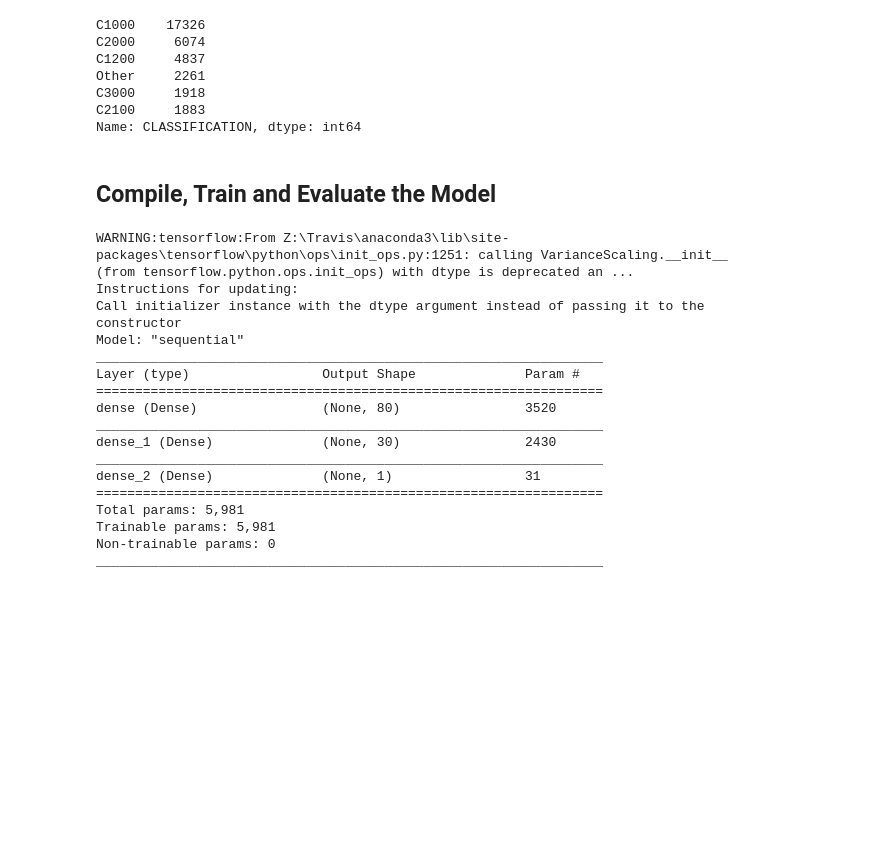
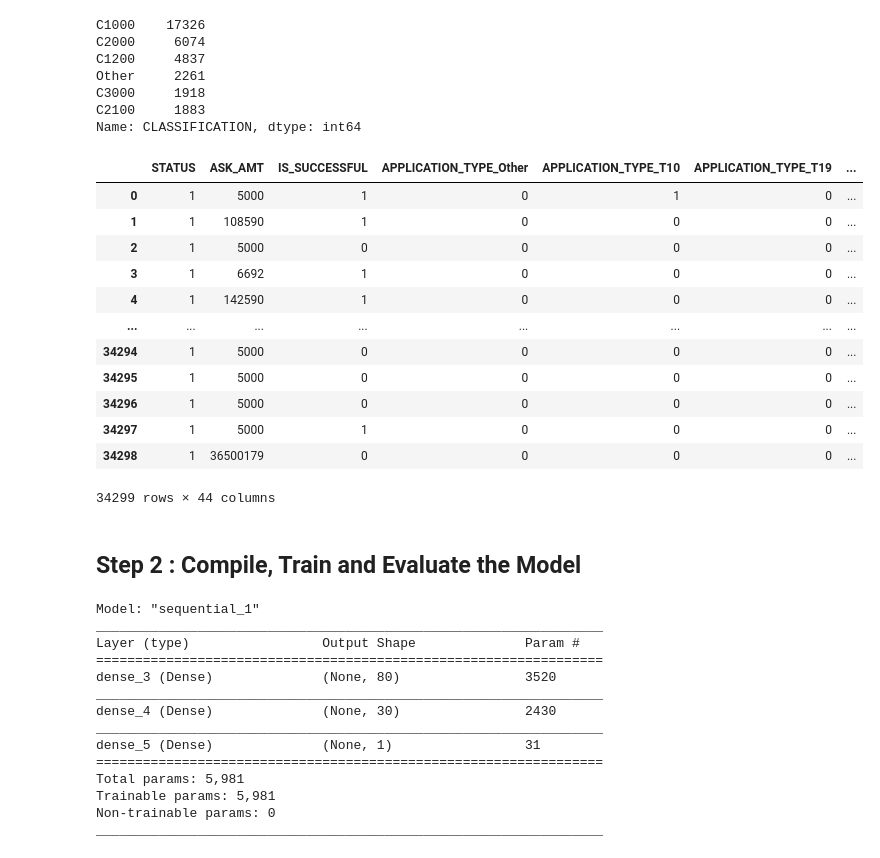
Before and after one commit to hinaabidi/Deap-Learning, a Jupyter notebook: Starter_Code.ipynb, the cells around one changed output. Cells and saved outputs as stored; diff of their text form; code cells hidden in the pictures; blank space fills up the shorter version.

```diff
--- a/Starter_Code.ipynb
+++ b/Starter_Code.ipynb
@@ -22,9 +23,10 @@ application_df.head()
 | 4 | 10556103 | GENETIC RESEARCH INSTITUTE OF THE... | T3 | Independent | C1000 | Heathcare | Trust | 1 | ... |
 # %%
 # Drop the non-beneficial ID columns, 'EIN' and 'NAME'.
-application_df.drop('EIN', axis=1, inplace=True)
-application_df.drop('NAME', axis=1, inplace=True)
-application_df.head()
+#application_df.drop('EIN', axis=1)
+application_df1 = application_df.drop('NAME', axis=1)
+application_df2 = application_df1.drop('EIN', axis=1)
+application_df2.head()
 # %% [output]
 |  | APPLICATION_TYPE | AFFILIATION | CLASSIFICATION | USE_CASE | ORGANIZATION | STATUS | INCOME_AMT | ... |
 | 0 | T10 | Independent | C1000 | ProductDev | Association | 1 | 0 | ... |
@@ -75,15 +77,15 @@ Name: APPLICATION_TYPE, dtype: int64
 # use the variable name `application_types_to_replace`
 application_type_cutoff_value = 528
 application_types_to_replace = []
-for idx,name in enumerate(application_df["APPLICATION_TYPE"].value_counts().index.tolist()):
-    if application_df["APPLICATION_TYPE"].value_counts()[idx] < application_type_cutoff_value:
+for idx,name in enumerate(application_df2["APPLICATION_TYPE"].value_counts().index.tolist()):
+    if application_df2["APPLICATION_TYPE"].value_counts()[idx] < application_type_cutoff_value:
          application_types_to_replace.append(name)
 # Replace in dataframe
 for app in application_types_to_replace:
-    application_df['APPLICATION_TYPE'] = application_df['APPLICATION_TYPE'].replace(app,"Other")
+    application_df2['APPLICATION_TYPE'] = application_df2['APPLICATION_TYPE'].replace(app,"Other")
 
 # Check to make sure binning was successful
-application_df['APPLICATION_TYPE'].value_counts()
+application_df2['APPLICATION_TYPE'].value_counts()
 # %% [output]
 T3       27037
 T4        1542
@@ -139,16 +141,16 @@ Name: CLASSIFICATION, dtype: int64
 #  YOUR CODE GOES HERE
 classifications_to_replace = []
 classifications_cutoff_value = 1883
-for idx,name in enumerate(application_df["CLASSIFICATION"].value_counts().index.tolist()):
-    if application_df["CLASSIFICATION"].value_counts()[idx] < classifications_cutoff_value:
+for idx,name in enumerate(application_df2["CLASSIFICATION"].value_counts().index.tolist()):
+    if application_df2["CLASSIFICATION"].value_counts()[idx] < classifications_cutoff_value:
          classifications_to_replace.append(name)
 
 # Replace in dataframe
 for cls in classifications_to_replace:
-    application_df['CLASSIFICATION'] = application_df['CLASSIFICATION'].replace(cls,"Other")
+    application_df2['CLASSIFICATION'] = application_df2['CLASSIFICATION'].replace(cls,"Other")
 
 # Check to make sure binning was successful
-application_df['CLASSIFICATION'].value_counts()
+application_df2['CLASSIFICATION'].value_counts()
 # %% [output]
 C1000    17326
 C2000     6074
@@ -159,6 +161,21 @@ C2100     1883
 Name: CLASSIFICATION, dtype: int64
 # %%
 # Convert categorical data to numeric with `pd.get_dummies`
-#  YOUR CODE GOES HERE
+data=pd.get_dummies(application_df2)
+data
+# %% [output]
+|  | STATUS | ASK_AMT | IS_SUCCESSFUL | APPLICATION_TYPE_Other | APPLICATION_TYPE_T10 | APPLICATION_TYPE_T19 | ... |
+| 0 | 1 | 5000 | 1 | 0 | 1 | 0 | ... |
+| 1 | 1 | 108590 | 1 | 0 | 0 | 0 | ... |
+| 2 | 1 | 5000 | 0 | 0 | 0 | 0 | ... |
+| 3 | 1 | 6692 | 1 | 0 | 0 | 0 | ... |
+| 4 | 1 | 142590 | 1 | 0 | 0 | 0 | ... |
+| ... | ... | ... | ... | ... | ... | ... | ... |
+| 34294 | 1 | 5000 | 0 | 0 | 0 | 0 | ... |
+| 34295 | 1 | 5000 | 0 | 0 | 0 | 0 | ... |
+| 34296 | 1 | 5000 | 0 | 0 | 0 | 0 | ... |
+| 34297 | 1 | 5000 | 1 | 0 | 0 | 0 | ... |
+| 34298 | 1 | 36500179 | 0 | 0 | 0 | 0 | ... |
+34299 rows × 44 columns
 # %%
 # Split our preprocessed data into our features and target arrays
@@ -177,37 +195,37 @@ X_scaler = scaler.fit(X_train)
 X_train_scaled = X_scaler.transform(X_train)
 X_test_scaled = X_scaler.transform(X_test)
 # %% [markdown]
-## Compile, Train and Evaluate the Model
+## Step 2 : Compile, Train and Evaluate the Model
 # %%
 # Define the model - deep neural net, i.e., the number of input features and hidden nodes for each layer.
-#  YOUR CODE GOES HERE
+start = len(X_train[0])
+
+h1 = 80
+h2 = 30
 
 nn = tf.keras.models.Sequential()
 
 # First hidden layer
-#  YOUR CODE GOES HERE
+nn.add(tf.keras.layers.Dense(input_dim=start, units=h1, activation="relu"))
 
 # Second hidden layer
-#  YOUR CODE GOES HERE
+nn.add(tf.keras.layers.Dense(units=h2, activation="relu"))
 
 # Output layer
-#  YOUR CODE GOES HERE
+nn.add(tf.keras.layers.Dense(units=1, activation="sigmoid"))
 
 # Check the structure of the model
 nn.summary()
 # %% [output]
-WARNING:tensorflow:From Z:\Travis\anaconda3\lib\site-packages\tensorflow\python\ops\init_ops.py:1251: calling VarianceScaling.__init__ (from tensorflow.python.ops.init_ops) with dtype is deprecated an ...
-Instructions for updating:
-Call initializer instance with the dtype argument instead of passing it to the constructor
-Model: "sequential"
+Model: "sequential_1"
 _________________________________________________________________
 Layer (type)                 Output Shape              Param #
 =================================================================
-dense (Dense)                (None, 80)                3520
+dense_3 (Dense)              (None, 80)                3520
 _________________________________________________________________
-dense_1 (Dense)              (None, 30)                2430
+dense_4 (Dense)              (None, 30)                2430
 _________________________________________________________________
-dense_2 (Dense)              (None, 1)                 31
+dense_5 (Dense)              (None, 1)                 31
 =================================================================
 Total params: 5,981
 Trainable params: 5,981
```
Also changed, not shown: parts of 14 cells of this notebook, 4 other files.
